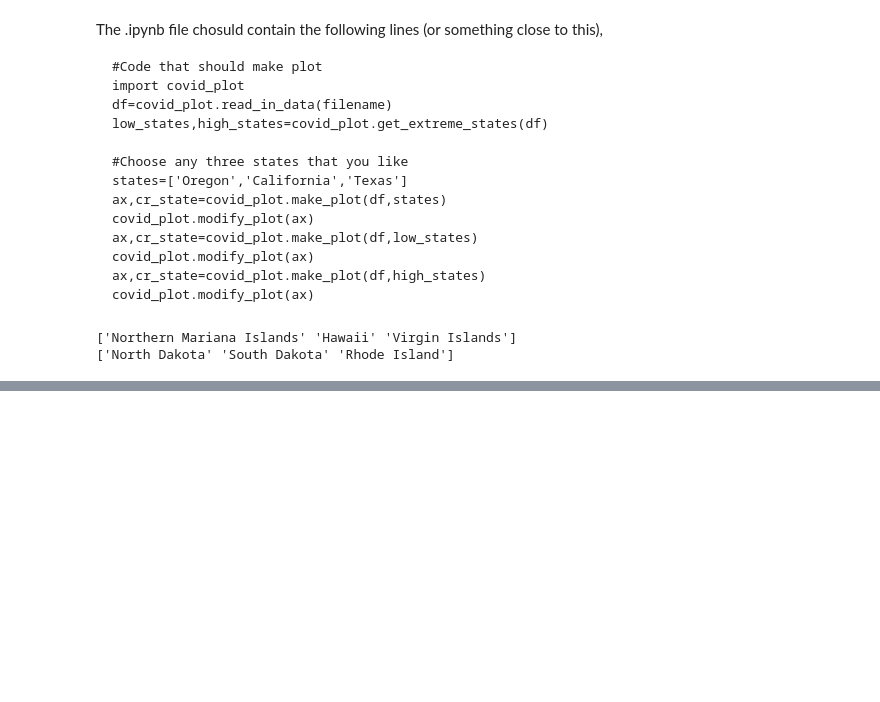
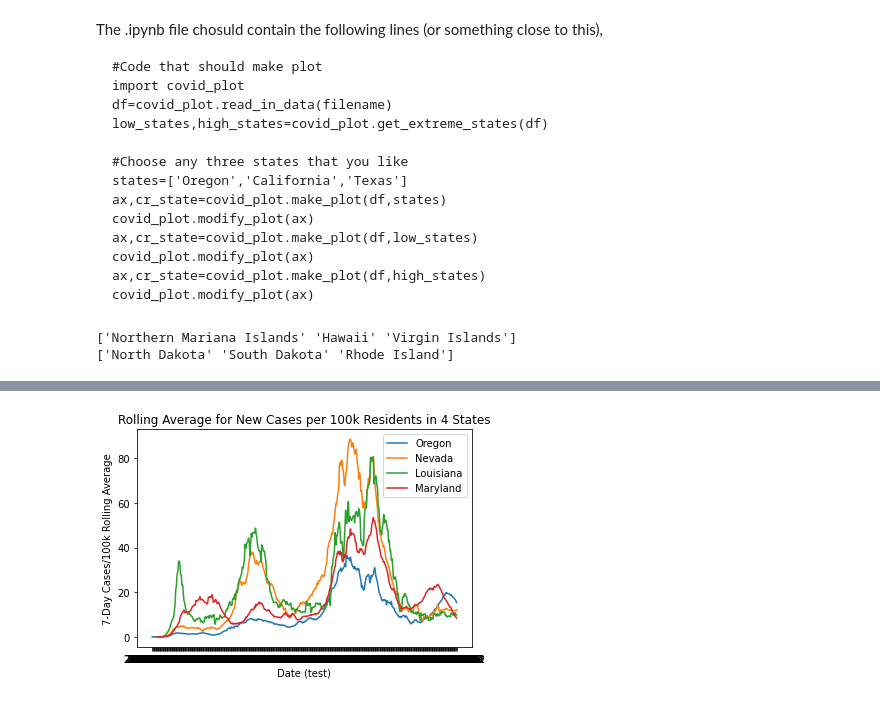
Before and after one commit to AlexSath/BDS311_NY_Times_COVID19, a Jupyter notebook: plotter.ipynb, the cells around one changed output, grey strips where cells are left out. Drawn from its saved outputs; the diff is of its cells as text; code cells hidden in the pictures; blank space fills up the shorter version.

```diff
--- a/plotter.ipynb
+++ b/plotter.ipynb
@@ -33,3 +43,8 @@ print(high_states)
+# %%
+ax = covid_plot.make_plot(df, ['Oregon', 'Nevada', 'Louisiana', 'Maryland'])
+covid_plot.modify_plot(ax, high_states)
+# %% [output]
+[figure, added]
 # %%
 #to reload covid_plot.py
 import importlib
```
Also changed, not shown: parts of 4 cells of this notebook, 2 other files.
